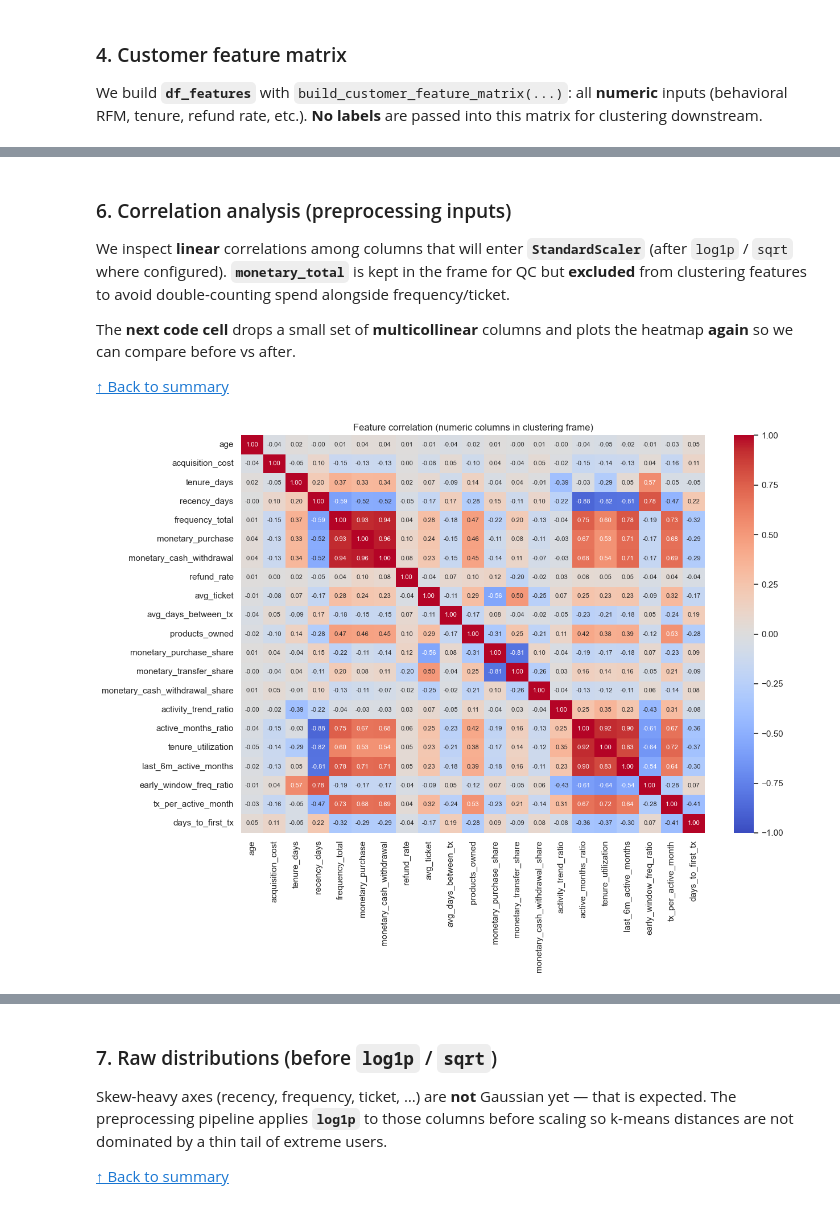
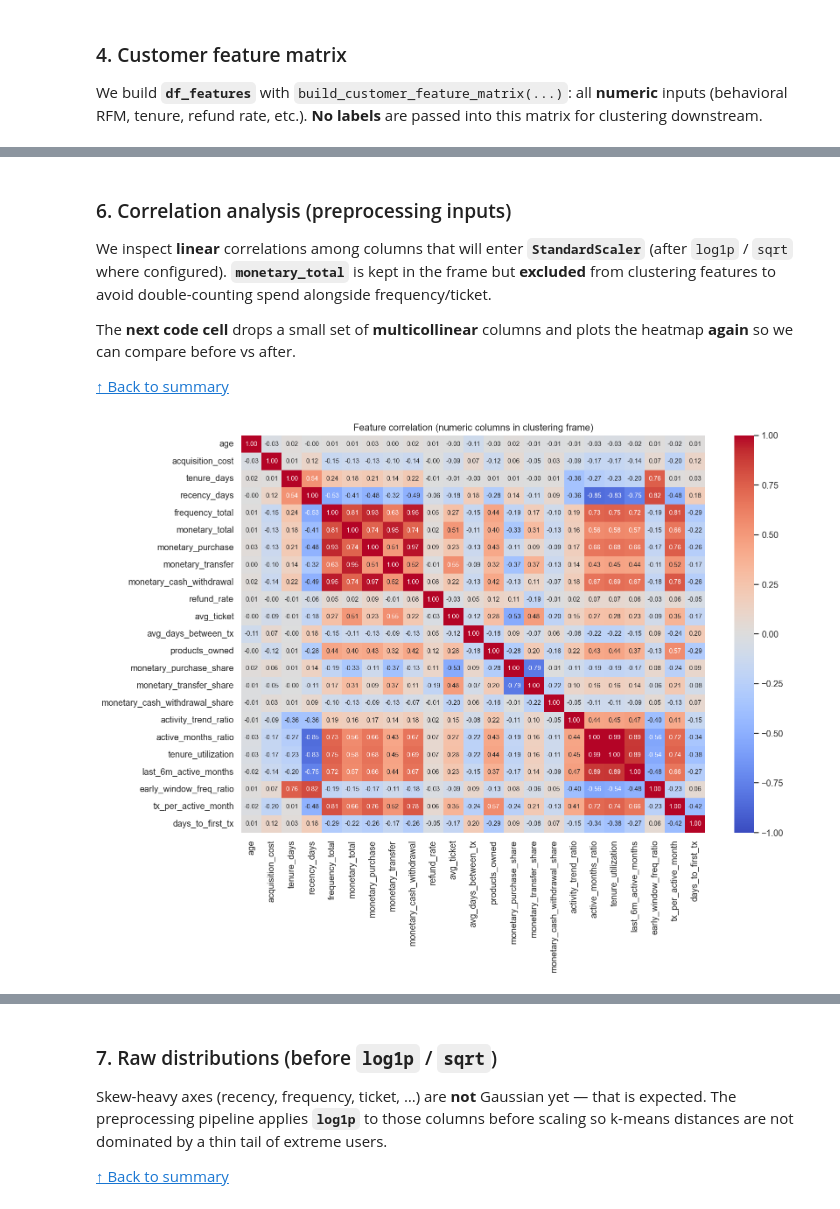
Before and after one commit to pauloabcalcada/fintech-ai-segmentation, a Jupyter notebook: notebooks/3.EDA_RFM_Clustering.ipynb, the cells around one changed output, grey strips where cells are left out. Saved outputs shown, nothing was run; the diff lists cells and outputs as text; code cells hidden in the pictures.

```diff
--- a/notebooks/3.EDA_RFM_Clustering.ipynb
+++ b/notebooks/3.EDA_RFM_Clustering.ipynb
@@ -218,12 +218,11 @@ Transactions outside this window are excluded from RFM computation but are used
 
 [↑ Back to summary](#summary)
+# %%
+# Analysis window: Jan 20222 through Feb 2026 (inclusive on transaction month)
+
+WINDOW_START = pd.Timestamp("2022-01-01")
+WINDOW_END_EXCL = pd.Timestamp("2026-02-28")
 # %%
-
-# Analysis window: Mar 2024 through Feb 2026 (inclusive on transaction month)
-# Keep rows with transaction_datetime in [2024-03-01, 2026-02-28)
-WINDOW_START = pd.Timestamp("2024-03-01")
-WINDOW_END_EXCL = pd.Timestamp("2026-02-28")
-
 _tx = df_tx["transaction_datetime"]
 if isinstance(_tx.dtype, pd.DatetimeTZDtype):
     _tx = _tx.dt.tz_convert("UTC").dt.tz_localize(None)
@@ -232,7 +231,7 @@ _window_mask = (_tx >= WINDOW_START) & (_tx < WINDOW_END_EXCL)
 _n_before = len(df_tx)
 df_tx = df_tx.loc[_window_mask].copy()
 print(
-    f"Analysis window 2024-03 .. 2026-02: rows {_n_before:,} -> {len(df_tx):,}"
+    f"Analysis window 2022-01 .. 2026-02: rows {_n_before:,} -> {len(df_tx):,}"
 )
 
 # Transaction month (calendar month start)
@@ -341,6 +340,8 @@ df_features = build_customer_feature_matrix(
     window_start=WINDOW_START,      # 24-month trajectory window
     df_tx_full=df_transactions,     # full history for days_to_first_tx activation-speed feature
 )
+if "days_to_first_tx" in df_features.columns:
+    df_features.loc[df_features["days_to_first_tx"] < 0, "days_to_first_tx"] = 0.0
 print("df_features shape:", df_features.shape)
 display(df_features.head(2))
 # %% [output]
@@ -365,43 +359,20 @@ df_features shape: (8000, 24)
 
 [↑ Back to summary](#summary)
 # %%
-# Reload module so we always pick up the current ``drop_correlated_splits``
-# (re-assigning ``drop_correlated_splits = rfm...`` in an earlier cell is easy to stale-cache).
-import importlib
-
-import fintech_ai_segmentation.rfm_features as rfm
-
-rfm = importlib.reload(rfm)
 
 df_clustering = df_features.loc[df_features["frequency_total"] >= 1].copy()
 n_all = len(df_features)
 n_clustering = len(df_clustering)
-
-df_clustering, dropped_cols, corr_monetary_splits = rfm.drop_correlated_splits(
-    df_clustering, threshold=0.9
-)
-
-if corr_monetary_splits is not None:
-    display(
-        corr_monetary_splits.style.format("{:.4f}").set_caption(
-            "Pearson correlation: monetary_total vs raw split columns (before drop)"
-        )
-    )
 
 display(
     pd.DataFrame(
         [
             {
                 "customers_all": n_all,
-                "clustering_n_freq_ge_1": n_clustering,
-                "n_split_cols_dropped": len(dropped_cols),
+                "clustering_n_freq_ge_1": n_clustering
+
             }
         ]
     )
 )
-
-if dropped_cols:
-    display(pd.DataFrame({"dropped_split_column": dropped_cols}))
-else:
-    display(pd.DataFrame({"note": ["No raw split columns dropped at threshold 0.9."]}))
 # %% [output]
@@ -418,33 +381,33 @@ Pearson correlation: monetary_total vs raw split columns (before drop)
 # %% [markdown]
 ### 6. Correlation analysis (preprocessing inputs)
 
-We inspect **linear** correlations among columns that will enter **`StandardScaler`** (after `log1p` / `sqrt` where configured). **`monetary_total`** is kept in the frame for QC but **excluded** from clustering features to avoid double-counting spend alongside frequency/ticket.
+We inspect **linear** correlations among columns that will enter **`StandardScaler`** (after `log1p` / `sqrt` where configured). **`monetary_total`** is kept in the frame but **excluded** from clustering features to avoid double-counting spend alongside frequency/ticket.
 
 The **next code cell** drops a small set of **multicollinear** columns and plots the heatmap **again** so we can compare before vs after.
 
 [↑ Back to summary](#summary)
 # %%
 feature_cols = [
-    c for c in df_clustering.columns if c not in {"customer_id", "monetary_total"}
+    c for c in df_clustering.columns if c not in {"customer_id"}
 ]
 
 _corr = df_clustering[feature_cols].corr()
 plt.figure(figsize=(13, 10))
 sns.heatmap(
     _corr,
     cmap="coolwarm",
     center=0,
     vmin=-1,
     vmax=1,
     annot=True,
     fmt=".2f",
     annot_kws={"size": 8},
 )
 plt.title("Feature correlation (numeric columns in clustering frame)")
 plt.tight_layout()
 plt.show()
 # %% [output]
-[figure, old version]
+[figure, new version]
 # %% [markdown]
 #### Dropping highly correlated features
 
```
Also changed, not shown: parts of 43 cells of this notebook, 4 other files.
